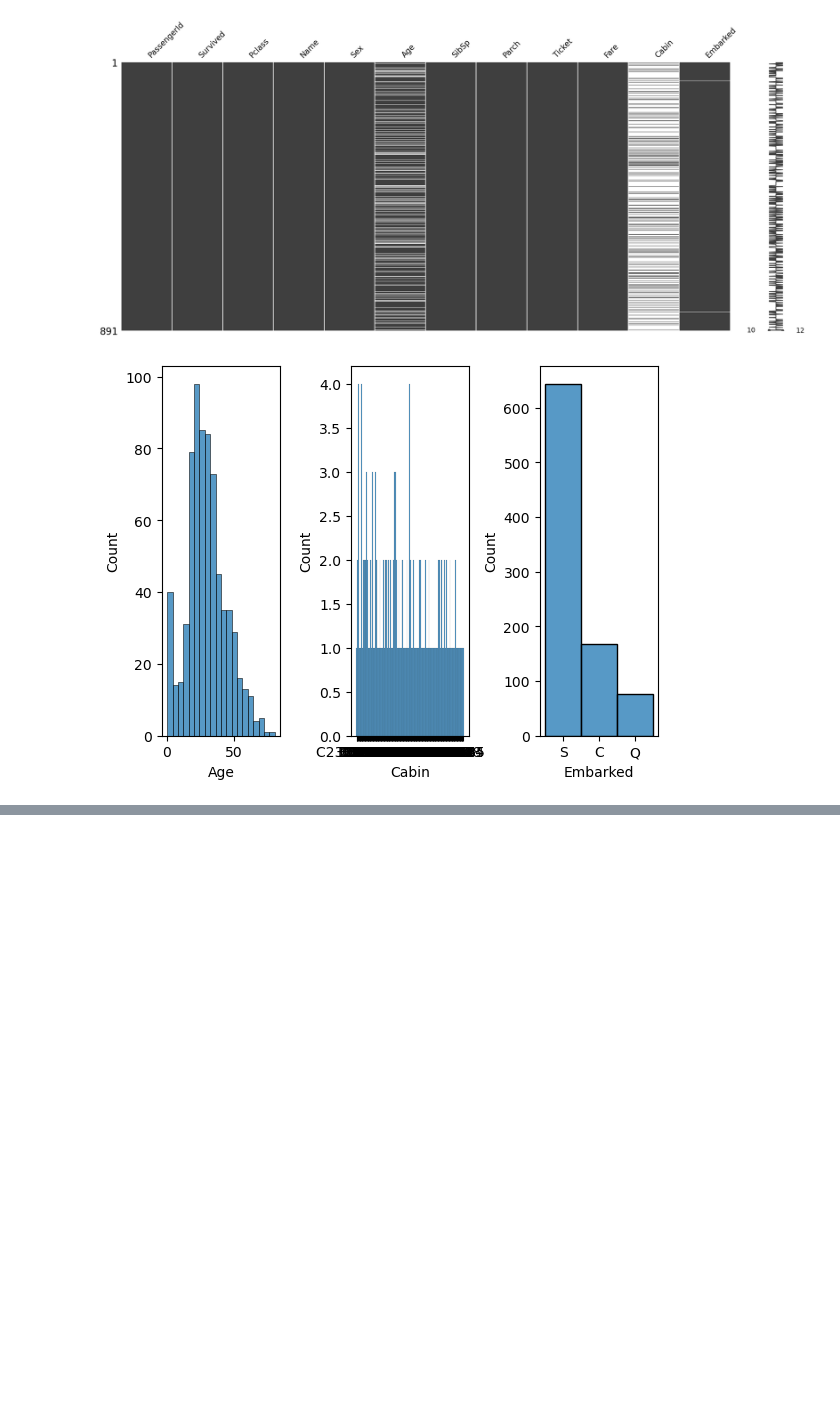
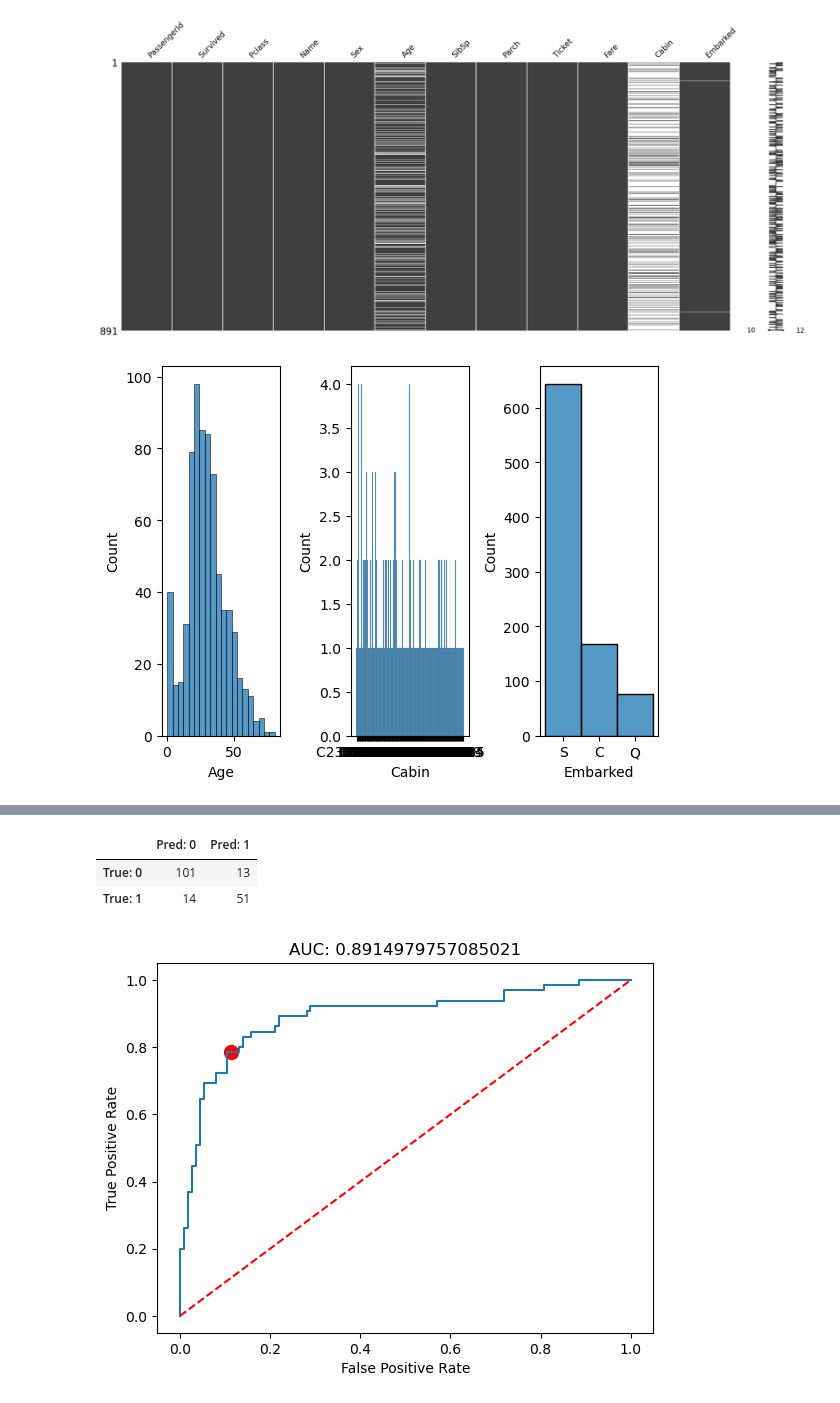
Before and after one commit to ihobbang250/TIL, a Jupyter notebook: Python/Data Science/LogisticReg.ipynb, the cells around one changed output, grey strips where cells are left out. Drawn from its saved outputs; the diff is of its cells as text; code cells hidden in the pictures; blank space fills up the shorter version.

Commit message:
Logistic Final

```diff
--- a/Python/Data Science/LogisticReg.ipynb
+++ b/Python/Data Science/LogisticReg.ipynb
@@ -94,10 +94,11 @@ def clustering(df):
 
     # Name
     name_sub = df['Name'].str.split(',', expand=True)[1]
+    name_sub = name_sub.str.split(".", expand=True)[0]
     name_sub.replace([' Mr'], 'Mr', inplace=True)
     name_sub.replace([' Mrs'], 'Mrs', inplace=True)
     name_sub.replace([' Ms', ' Miss'], 'Miss', inplace=True)
-    name_sub.replace([' Don', ' Mme', ' Lady', 'Sir', 'Mlle', ' th', ' Jonkheer'], 'Noble', inplace=True)
+    name_sub.replace([' Don', ' Mme', ' Lady', 'Sir', 'Mlle', ' th', ' Jonkheer', ' the Countess'], 'Noble', inplace=True)
     name_sub.replace([' Master', ' Major', ' Col', ' Capt', ' Sir', ' Mlle'], 'Officer', inplace=True)
     name_sub.replace([' Dr', ' Rev'], 'Priest', inplace=True)
     df['Name'] = name_sub.str.split(".", expand=True)[0]
@@ -246,8 +202,8 @@ X_train_fes
 
 # column mapping issue
 # only zero data
-X_train_fes1 = sm.add_constant(X_train_fes)
-X_test_fes1 = sm.add_constant(X_test_fes)
-model_logitreg = sm.Logit(Y_train, X_train_fes1).fit()
-#model_logitreg.summary()
+X_train_fes = sm.add_constant(X_train_fes)
+X_test_fes = sm.add_constant(X_test_fes)
+model_logitreg = sm.Logit(Y_train, X_train_fes).fit()
+model_logitreg.summary()
 # %% [output]
@@ -257,0 +262,7 @@ LinAlgError: Singular matrix
+# %%
+## Model Predictions ##
+P_tr_pred = pd.DataFrame(model_logitreg.predict(X_train_fes), columns=['Pred'])
+P_te_pred = pd.DataFrame(model_logitreg.predict(X_test_fes), columns=['Pred'])
+
+print(classification_report(Y_test, P_te_pred>=0.5,
+                            target_names=['class 0', 'class 1']))
@@ -257,0 +278,32 @@ LinAlgError: Singular matrix
+# %%
+# Confusion Matrix
+def evaluation_class_ConfusionMatrix(Y_true, Y_pred):
+    conf_mat = confusion_matrix(Y_true, Y_pred)
+    conf_mat = pd.DataFrame(conf_mat,
+                            index=['True: 0', 'True: 1'],
+                            columns=['Pred: 0', 'Pred: 1'])
+
+    return conf_mat
+
+evaluation_class_ConfusionMatrix(Y_test, P_te_pred>=0.5)
+# %% [output]
+|  | Pred: 0 | Pred: 1 |
+| True: 0 | 101 | 13 |
+| True: 1 | 14 | 51 |
+# %%
+## ROC-Curve ##
+fpr, tpr, thresholds = roc_curve(Y_test, P_te_pred)
+
+cm = evaluation_class_ConfusionMatrix(Y_test, P_te_pred>=0.5)
+recall = cm.iloc[1,1] / cm.sum(axis=1).values[1]
+fallout = cm.iloc[0,1] / cm.sum(axis=1).values[0]
+plt.plot([fallout], [recall], 'ro', ms=10)
+
+plt.plot(fpr, tpr, label='Logistic Regression')
+plt.plot([0, 1], [0, 1],'r--')
+plt.title('AUC: ' + str(auc(fpr, tpr)))
+plt.xlabel('False Positive Rate')
+plt.ylabel('True Positive Rate')
+plt.show()
+# %% [output]
+[figure, added]
```
Also changed, not shown: parts of 8 cells of this notebook.
